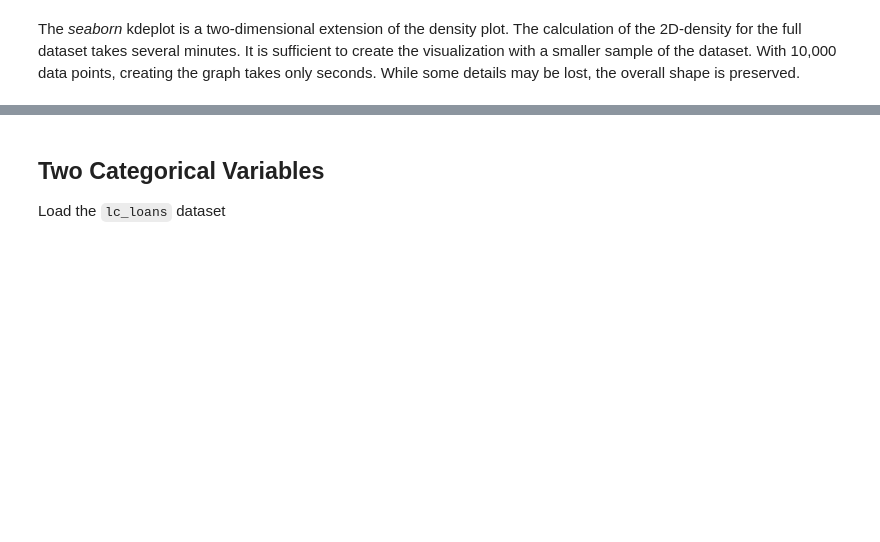
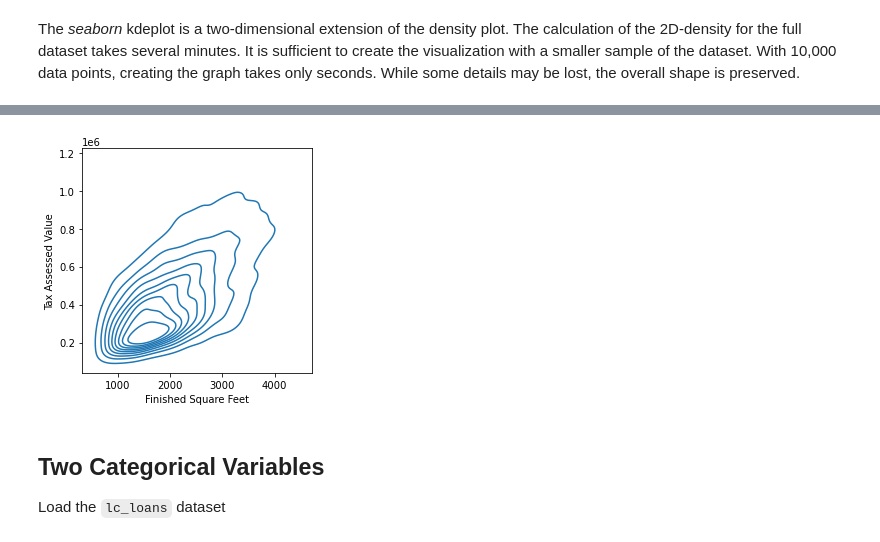
Before and after one commit to paulocpessoa-forks/practical-statistics-for-data-scientists, a Jupyter notebook: python/notebooks/Chapter 1 - Exploratory Data Analysis.ipynb, the cells around one changed output, grey strips where cells are left out. Drawn from its saved outputs; the diff is of its cells as text; code cells hidden in the pictures; blank space fills up the shorter version.

```diff
--- a/python/notebooks/Chapter 1 - Exploratory Data Analysis.ipynb
+++ b/python/notebooks/Chapter 1 - Exploratory Data Analysis.ipynb
@@ -497,3 +493,13 @@ plt.show()
+# %%
+fig, ax = plt.subplots(figsize=(4, 4))
+sns.kdeplot(data=dfWithoutOutlier.sample(10000), x='SqFtTotLiving', y='TaxAssessedValue', ax=ax)
+ax.set_xlabel('Finished Square Feet')
+ax.set_ylabel('Tax Assessed Value')
+
+plt.tight_layout()
+plt.show()
+# %% [output]
+[figure, added]
 # %% [markdown]
 ## Two Categorical Variables
 Load the `lc_loans` dataset
```
Also changed, not shown: parts of 19 cells of this notebook, 1 other file.
